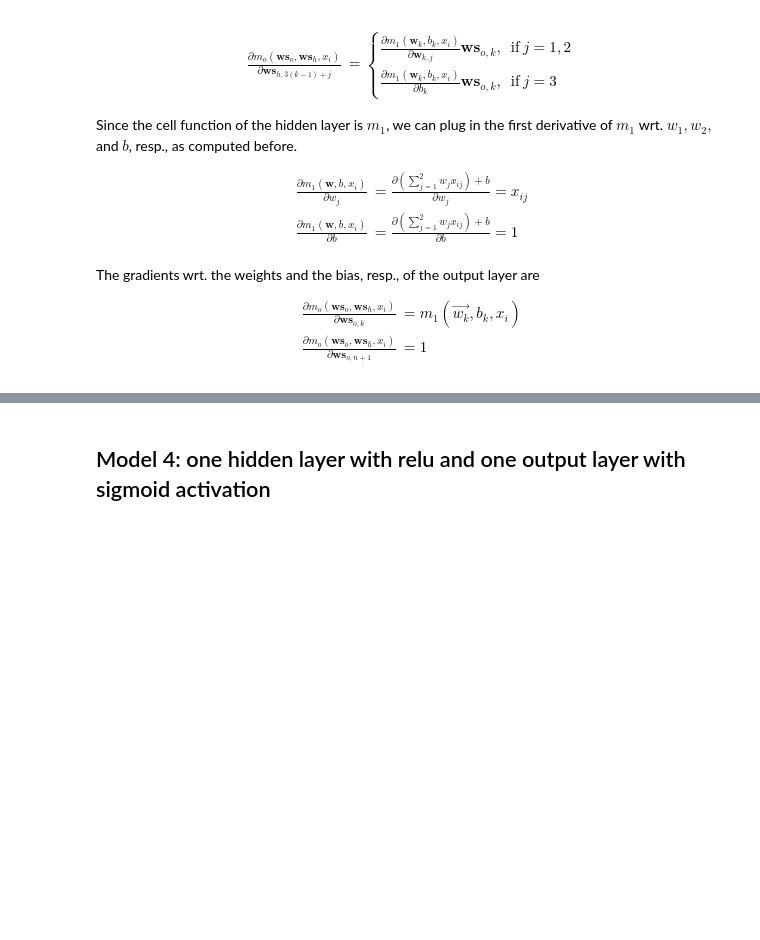
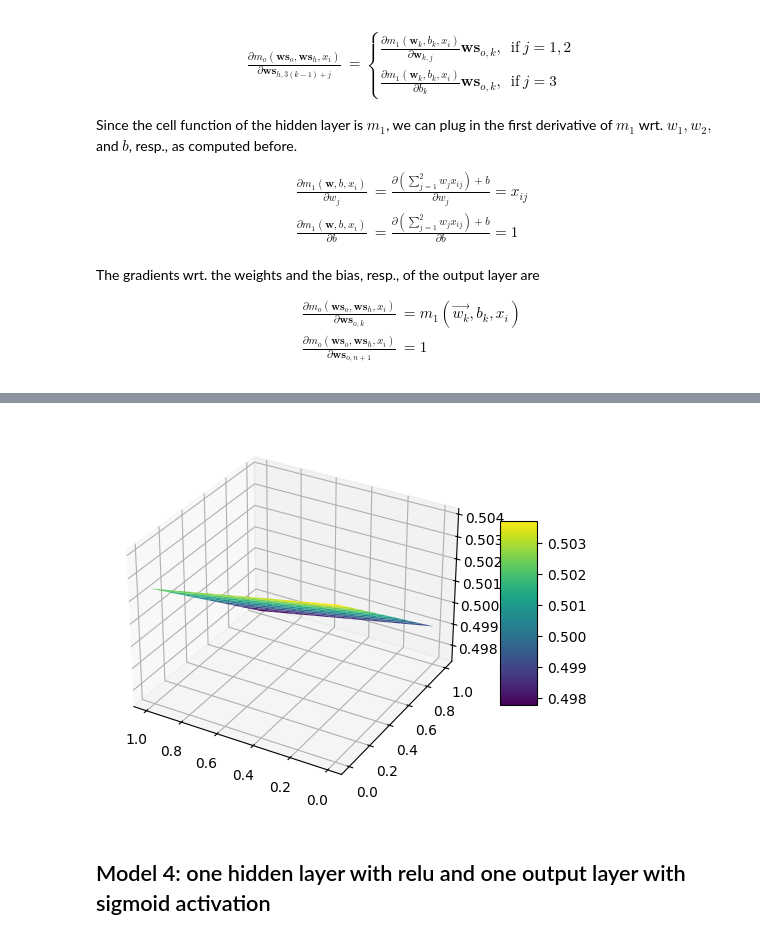
Before and after one commit to gundermann/DML_notebooks, a Jupyter notebook: assignments/assignment5 - Learn an XOR Neural Network using gradient-based optimization.ipynb, the cells around one changed output, grey strips where cells are left out. Saved outputs shown, nothing was run; the diff lists cells and outputs as text; code cells hidden in the pictures; blank space fills up the shorter version.

```diff
--- a/assignments/assignment5 - Learn an XOR Neural Network using gradient-based optimization.ipynb
+++ b/assignments/assignment5 - Learn an XOR Neural Network using gradient-based optimization.ipynb
@@ -495,3 +535,11 @@ a =
+# %%
+f = lambda x1, x2: m3(ws, [x1, x2])
+A, B = np.meshgrid(np.linspace(0,1,10), np.linspace(0,1,10))
+
+plot3d(f, A, B, True)
+plt.show()
+# %% [output]
+[figure, added]
 # %% [markdown]
 ## Model 4: one hidden layer with relu and one output layer with sigmoid activation
 # %% [markdown]
```
Also changed, not shown: parts of 26 cells of this notebook.
